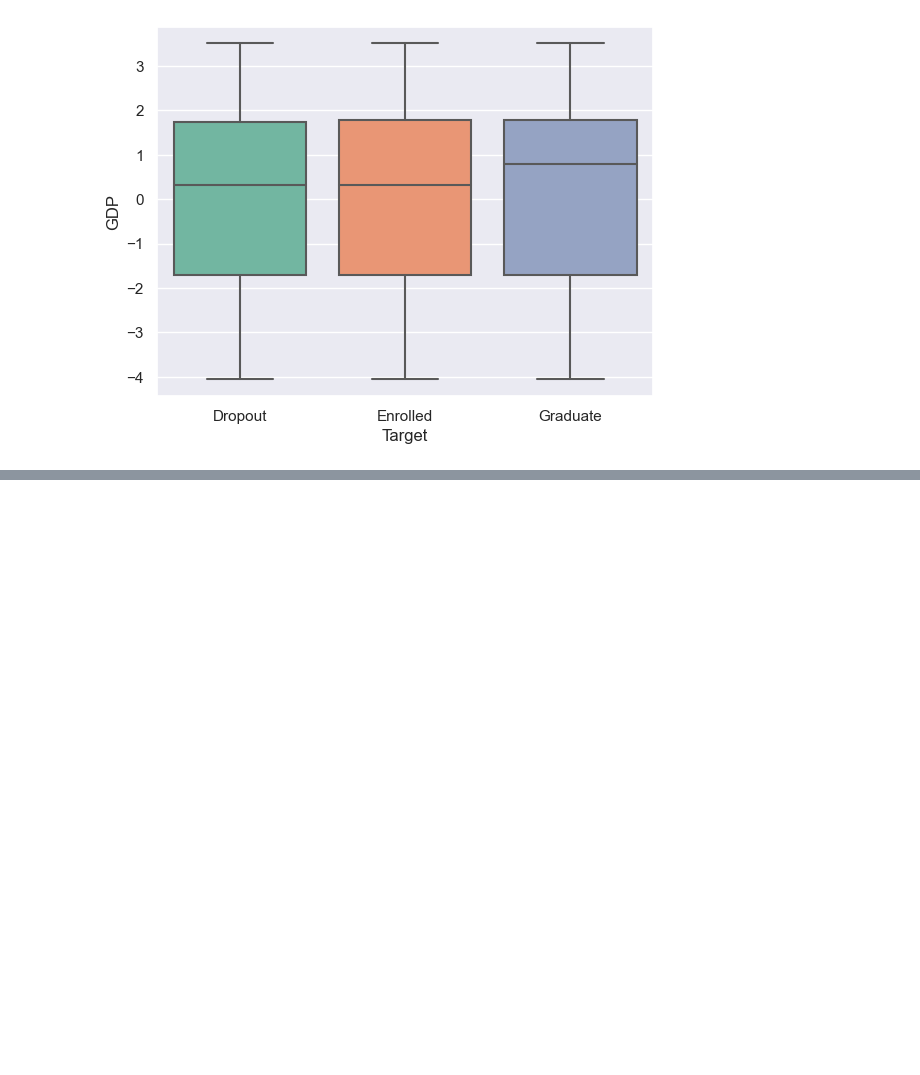
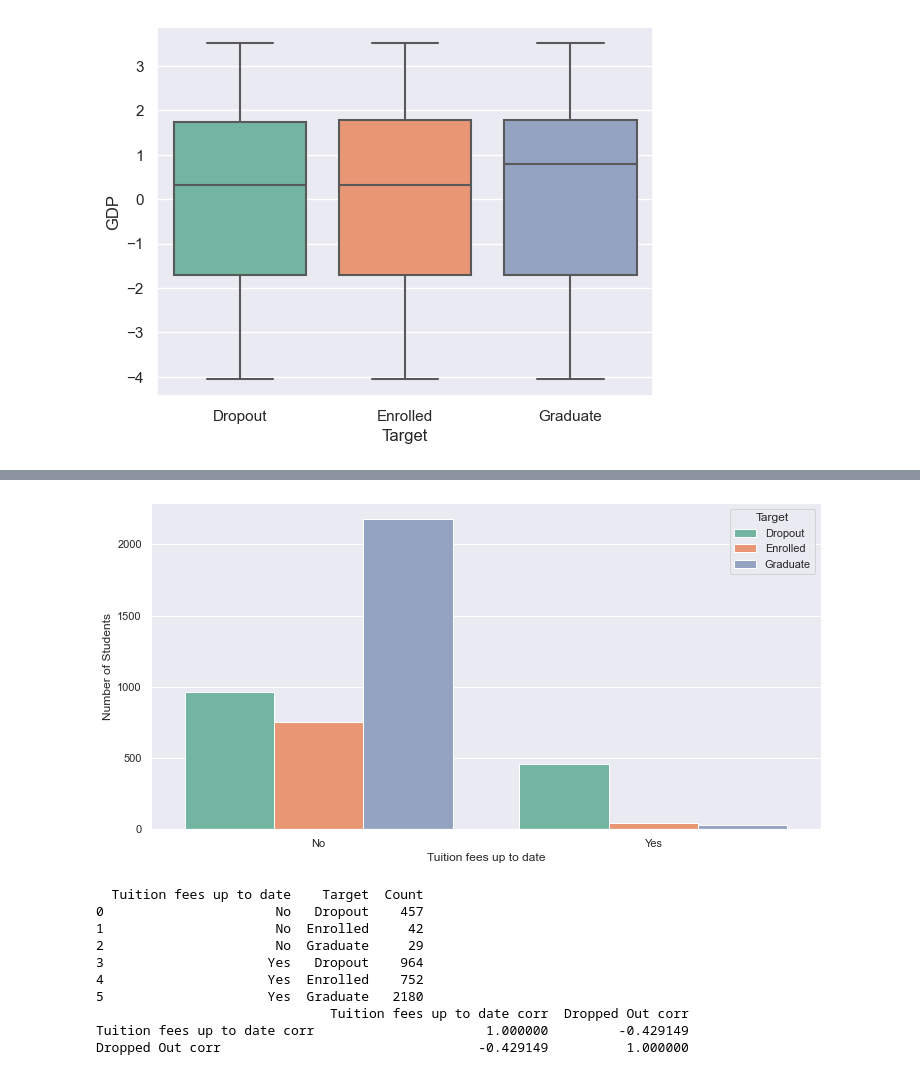
Before and after one commit to yewkiang123/SC1015-Project, a Jupyter notebook: Exploratory Data Analysis.ipynb, the cells around one changed output, grey strips where cells are left out. Drawn from its saved outputs; the diff is of its cells as text; code cells hidden in the pictures; blank space fills up the shorter version.

```diff
--- a/Exploratory Data Analysis.ipynb
+++ b/Exploratory Data Analysis.ipynb
@@ -590,0 +681,29 @@ sb.boxplot(x = "Target", y = "GDP", data = df, order = median.index)
+# %%
+plt.figure(figsize = (12, 6))
+sb.countplot(data = df, x = 'Tuition fees up to date', hue = 'Target', hue_order = ['Dropout', 'Enrolled', 'Graduate'])
+
+plt.xticks(ticks = [0, 1], labels = ['No', 'Yes'])
+plt.ylabel('Number of Students')
+plt.show()
+
+df['Tuition fees up to date'] = df['Tuition fees up to date'].replace({0: 'No', 1: 'Yes'})
+ESN_counts = df.groupby(['Tuition fees up to date', 'Target']).size().reset_index(name='Count')
+print(ESN_counts)
+
+df['Tuition fees up to date corr'] = df['Tuition fees up to date'].apply(lambda x: 1 if x == 'Yes' else 0)
+df['Dropped Out corr'] = df['Target'].apply(lambda x: 1 if x == 'Dropout' else 0)
+
+corr = df[['Tuition fees up to date corr', 'Dropped Out corr']].corr()
+print(corr)
+# %% [output]
+[figure, added]
+  Tuition fees up to date    Target  Count
+0                      No   Dropout    457
+1                      No  Enrolled     42
+2                      No  Graduate     29
+3                     Yes   Dropout    964
+4                     Yes  Enrolled    752
+5                     Yes  Graduate   2180
+                              Tuition fees up to date corr  Dropped Out corr
+Tuition fees up to date corr                      1.000000         -0.429149
+Dropped Out corr                                 -0.429149          1.000000
```
Also changed, not shown: parts of 18 cells of this notebook.
